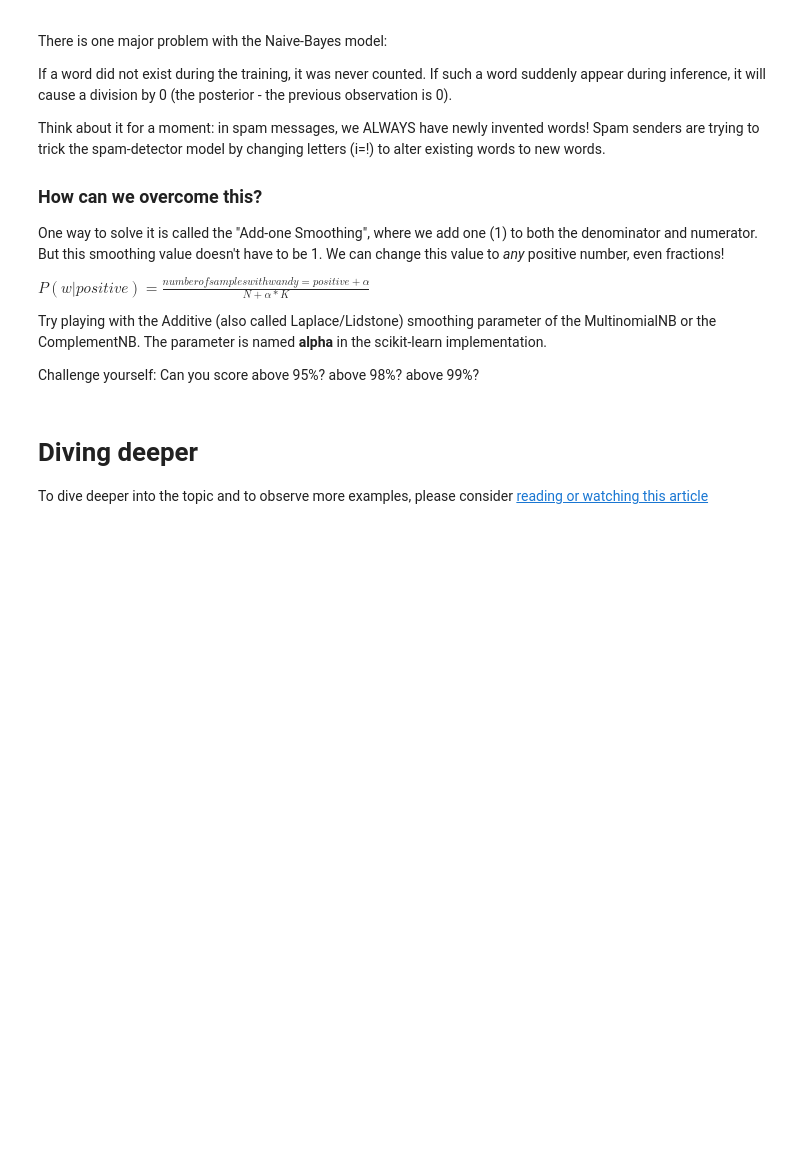
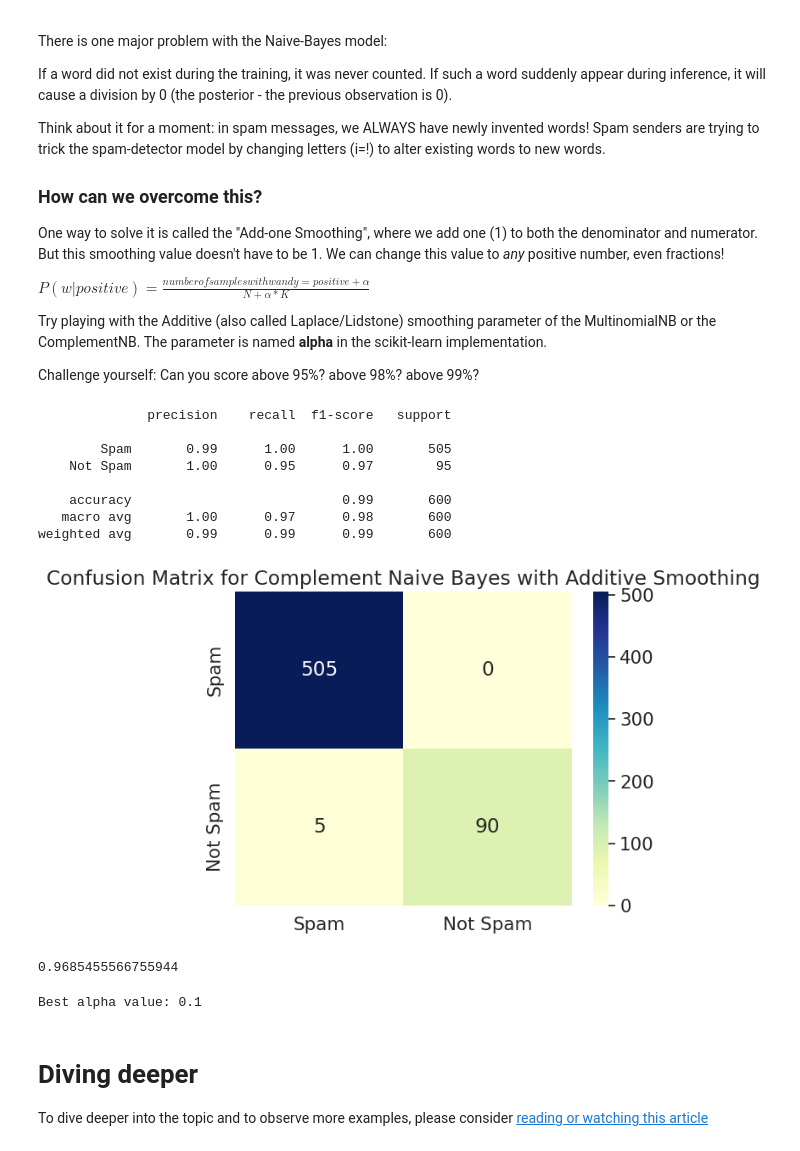
Before and after one commit to NastasiaMazur/ML_all_notebooks, a Jupyter notebook: 04_Probabelistic_Modeling_Naive_Bayes.ipynb, the cells around one changed output. Saved outputs shown, nothing was run; the diff lists cells and outputs as text; code cells hidden in the pictures; blank space fills up the shorter version.

```diff
--- a/04_Probabelistic_Modeling_Naive_Bayes.ipynb
+++ b/04_Probabelistic_Modeling_Naive_Bayes.ipynb
@@ -345,6 +345,67 @@ $P(w | positive) = \frac{number of samples with w and y = positive + \alpha}{N+\
 Try playing with the Additive (also called Laplace/Lidstone) smoothing parameter of the MultinomialNB or the ComplementNB. The parameter is named **alpha** in the scikit-learn implementation.
 
 Challenge yourself: Can you score above 95%? above 98%? above 99%?
+# %%
+# Create Pre-processing pipeline and a Complement Naive Bayes classifier with additive smoothing.
+
+# Try different values of alpha (e.g., 0.1, 0.5, 1.0)
+alpha_value = 0.1
+
+complement_spam_classifier_smoothed = Pipeline([
+    ('vect', CountVectorizer()),
+    ('tfidf', TfidfTransformer()),
+    ('clf', ComplementNB(alpha=alpha_value)),
+])
+
+complement_spam_classifier_smoothed.fit(X_train.values.astype('U'), y_train)
+y_preds_complement_smoothed = complement_spam_classifier_smoothed.predict(X_test.values.astype('U'))
+
+# Evaluate the performance
+print(metrics.classification_report(y_test, y_preds_complement_smoothed, target_names=["Spam","Not Spam"]))
+conf_mat_complement_smoothed = metrics.confusion_matrix(y_test, y_preds_complement_smoothed)
+df_cm_complement_smoothed = pd.DataFrame(conf_mat_complement_smoothed, ["Spam","Not Spam"], ["Spam","Not Spam"])
+
+# Plot the confusion matrix
+sn.set(font_scale=1.4)
+sn.heatmap(df_cm_complement_smoothed, annot=True, fmt='d', cmap="YlGnBu")
+plt.title('Confusion Matrix for Complement Naive Bayes with Additive Smoothing')
+plt.show()
+
+# Print Matthews correlation coefficient
+print(metrics.matthews_corrcoef(y_test, y_preds_complement_smoothed))
+# %% [output]
+              precision    recall  f1-score   support
+
+        Spam       0.99      1.00      1.00       505
+    Not Spam       1.00      0.95      0.97        95
+
+    accuracy                           0.99       600
+   macro avg       1.00      0.97      0.98       600
+weighted avg       0.99      0.99      0.99       600
+[figure, added]
+0.9685455566755944
+# %%
+from sklearn.model_selection import GridSearchCV
+
+# Define a range of alpha values to search over
+alpha_values = [0.1, 0.5, 1.0, 1.5, 2.0]
+
+# Create a parameter grid
+param_grid = {'clf__alpha': alpha_values}
+
+# Perform grid search
+grid_search = GridSearchCV(complement_spam_classifier_smoothed, param_grid, cv=5, scoring='matthews_corrcoef')
+grid_search.fit(X_train.values.astype('U'), y_train)
+
+# Get the best alpha value from the grid search
+best_alpha = grid_search.best_params_['clf__alpha']
+print(f"Best alpha value: {best_alpha}")
+
+# Use the best model for predictions
+best_complement_spam_classifier = grid_search.best_estimator_
+y_preds_best = best_complement_spam_classifier.predict(X_test.values.astype('U'))
+# %% [output]
+Best alpha value: 0.1
 # %% [markdown]
 # Diving deeper
 
```
